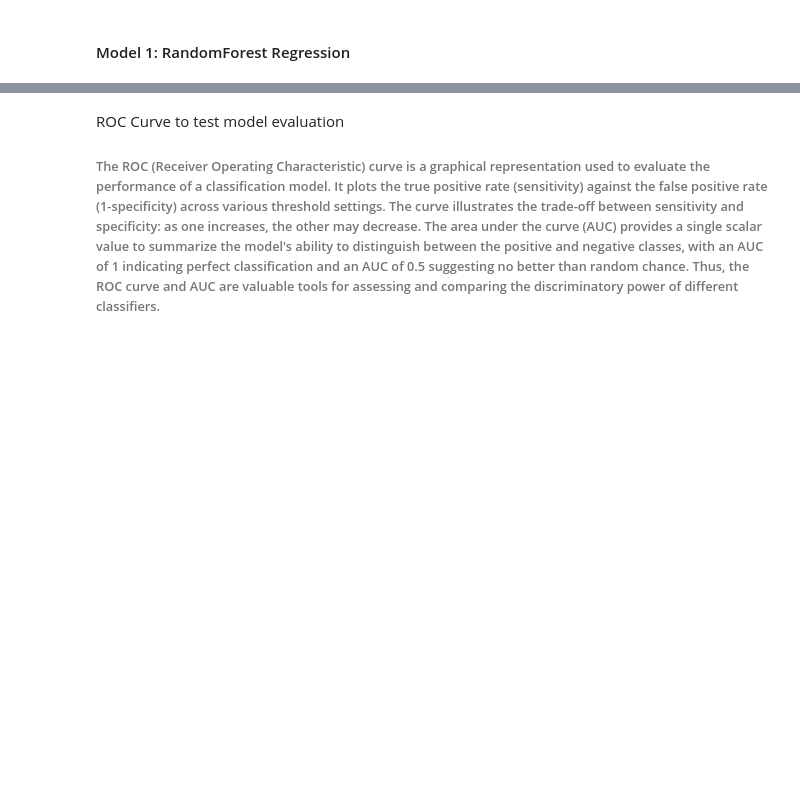
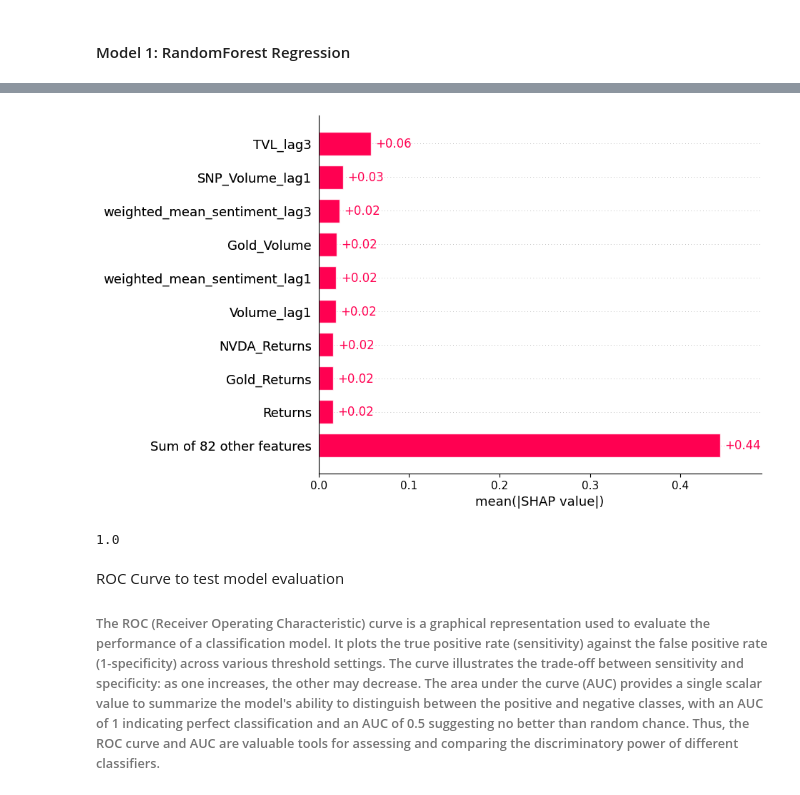
Before and after one commit to NumericCamel/Master-Thesis, a Jupyter notebook: notebook/model_building.ipynb, the cells around one changed output, grey strips where cells are left out. Drawn from its saved outputs; the diff is of its cells as text; code cells hidden in the pictures; blank space fills up the shorter version.

```diff
--- a/notebook/model_building.ipynb
+++ b/notebook/model_building.ipynb
@@ -230,3 +234,12 @@ evaluation
+# %%
+shap.plots.bar(shap_values)
+# %% [output]
+[figure, added]
+# %%
+test_prediction = btc_rfm.predict(btc_x_train)
+print(accuracy_score(btc_y_train, test_prediction))
+# %% [output]
+1.0
 # %% [markdown]
 ROC Curve to test model evaluation
 
```
Also changed, not shown: parts of 11 cells of this notebook, 4 other files.
